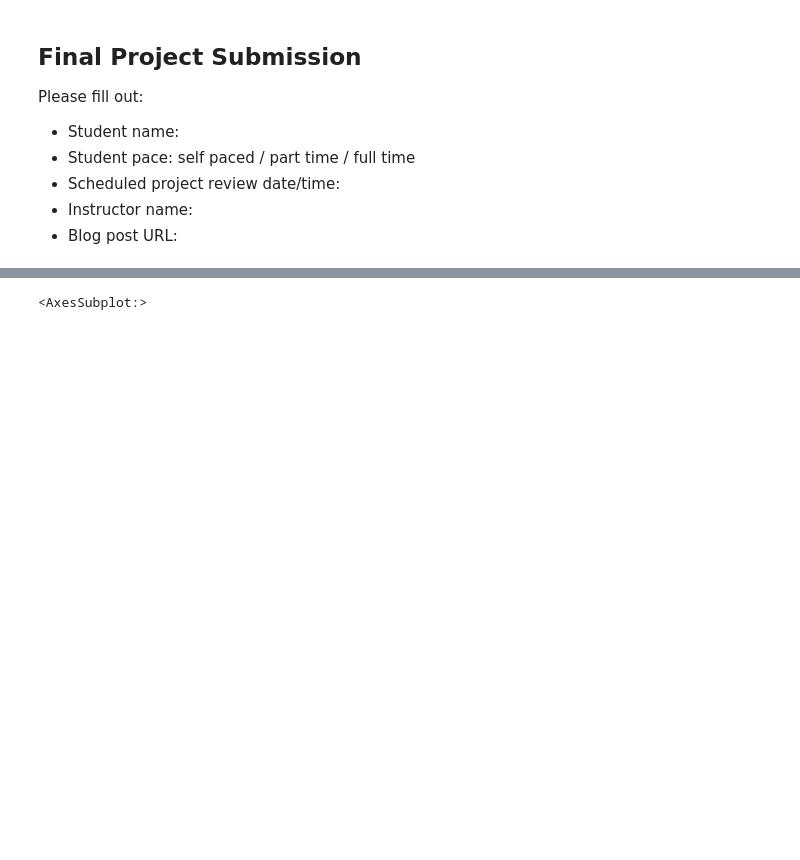
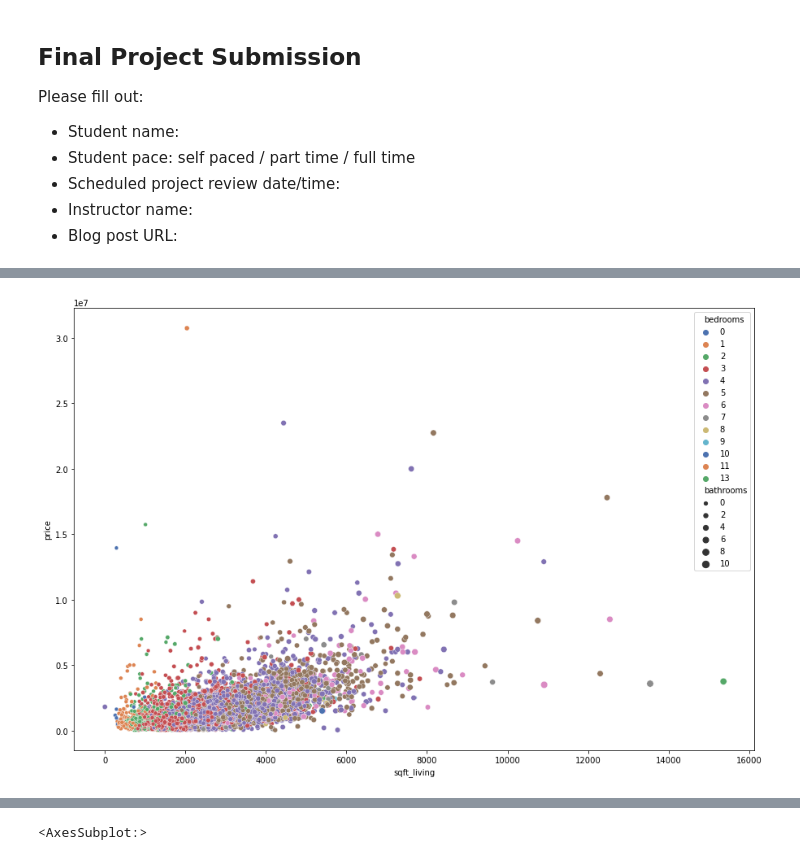
Before and after one commit to ewestrich/King-County-House-Sales, a Jupyter notebook: Daniel/project 2 .ipynb, the cells around one changed output, grey strips where cells are left out. Cells and saved outputs as stored; diff of their text form; code cells hidden in the pictures; blank space fills up the shorter version.

```diff
--- a/Daniel/project 2 .ipynb
+++ b/Daniel/project 2 .ipynb
@@ -152,0 +104,13 @@ sns.regplot(x = x, y = y,  ax=ax);
+# %%
+#plotting the relationship of sqft of living vs price with bedrooms and bathrooms as other factors
+fig, ax = plt.subplots(figsize = (15,10))
+
+x = realkcdf['sqft_living']
+y = realkcdf['price']
+hue = realkcdf['bedrooms']
+size = realkcdf['bathrooms']
+
+
+sns.scatterplot(x = x, y = y, hue = hue, palette = 'deep', size = size, ax=ax);
+# %% [output]
+[figure, added]
```
Also changed, not shown: parts of 99 cells of this notebook.
